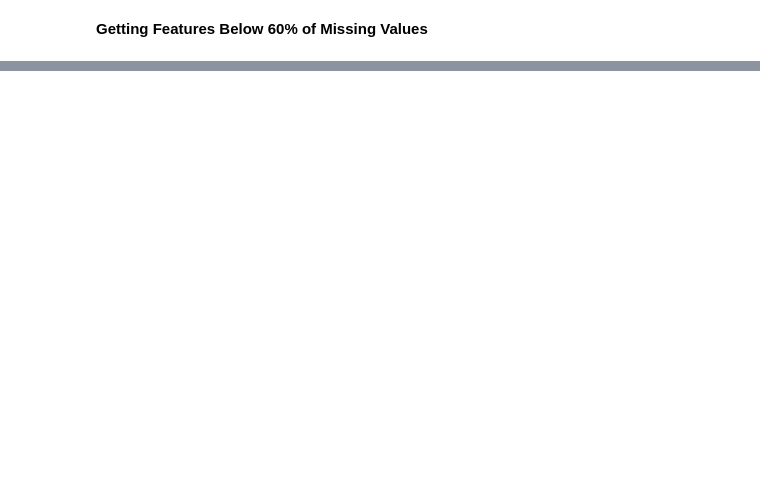
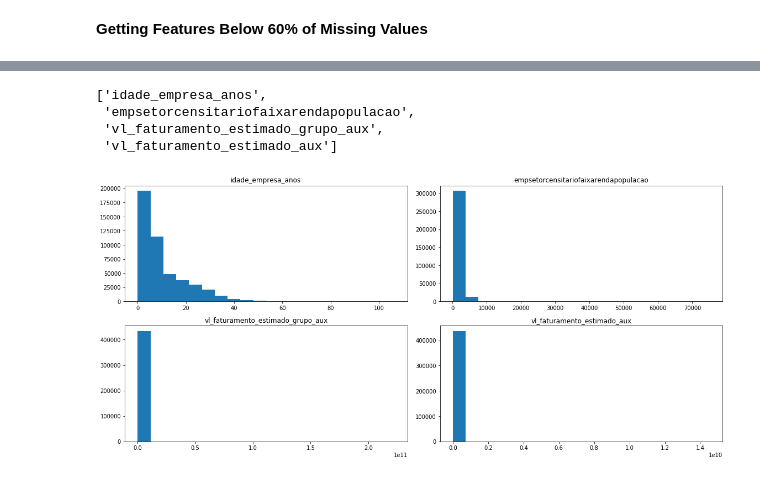
Before and after one commit to codenation-dev/squad-6-ad-data-science-1, a Jupyter notebook: analysis/1 - EDA.ipynb, the cells around one changed output, grey strips where cells are left out. Cells and saved outputs as stored; diff of their text form; code cells hidden in the pictures; blank space fills up the shorter version.

```diff
--- a/analysis/1 - EDA.ipynb
+++ b/analysis/1 - EDA.ipynb
@@ -94,0 +108,6 @@ plt.show()
+# %%
+for col in cols_float:
+    print('=' * 80)
+    print(col, 'unique values:', len(df_market[col].unique()))
+    print('Examples:', df_market[col].unique()[:5])
+print('=' * 80)
@@ -94,0 +132,19 @@ plt.show()
+# %%
+cols_int = ['qt_socios_masculino','qt_socios_st_regular','idade_minima_socios','idade_media_socios','idade_maxima_socios',\
+            'qt_socios','qt_socios_pj','qt_socios_pf','nu_meses_rescencia','vl_total_veiculos_pesados_grupo','vl_total_veiculos_leves_grupo']
+
+for col in [cols_int]:
+    df_market[col] = df_market[col].fillna(0).astype(int)
+# %%
+cols_float = list(set(cols_float) - set(cols_int))
+# %%
+cols_float
+# %% [output]
+['idade_empresa_anos',
+ 'empsetorcensitariofaixarendapopulacao',
+ 'vl_faturamento_estimado_grupo_aux',
+ 'vl_faturamento_estimado_aux']
+# %%
+plot_histograms(df_market, cols_float, ncols=2, figsize=(16,14))
+# %% [output]
+[figure, added]
```
Also changed, not shown: parts of 14 cells of this notebook.
